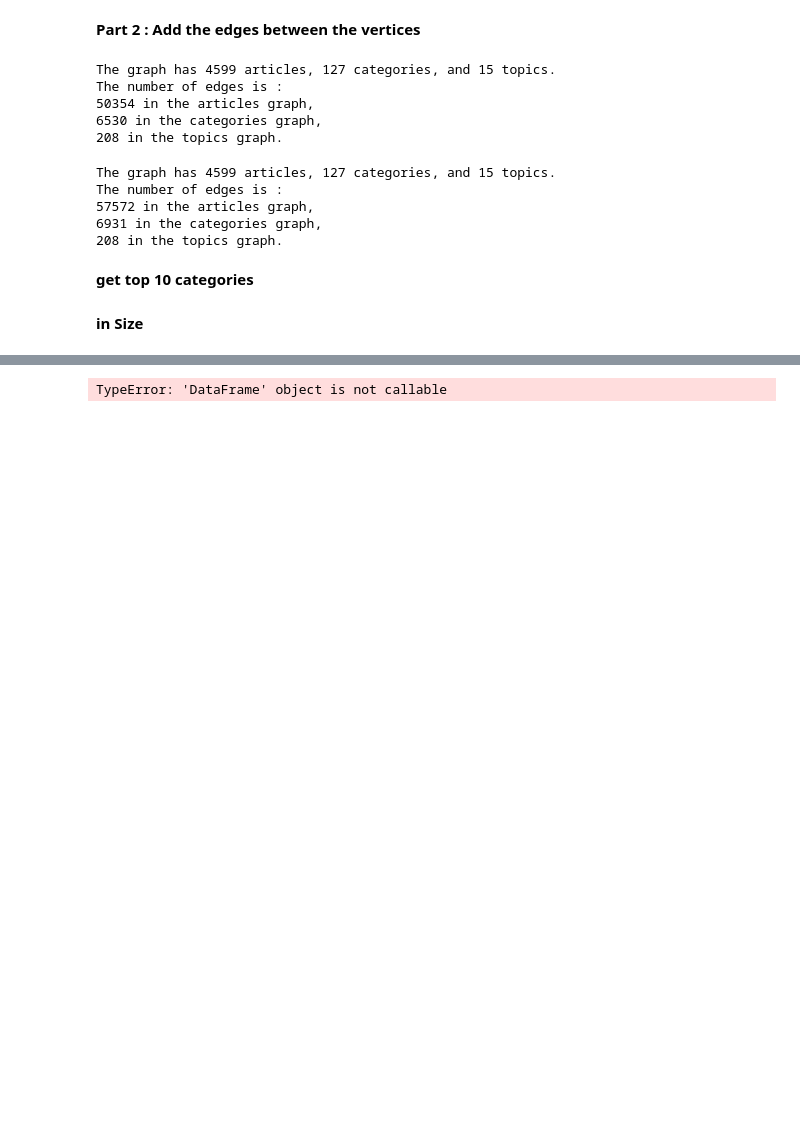
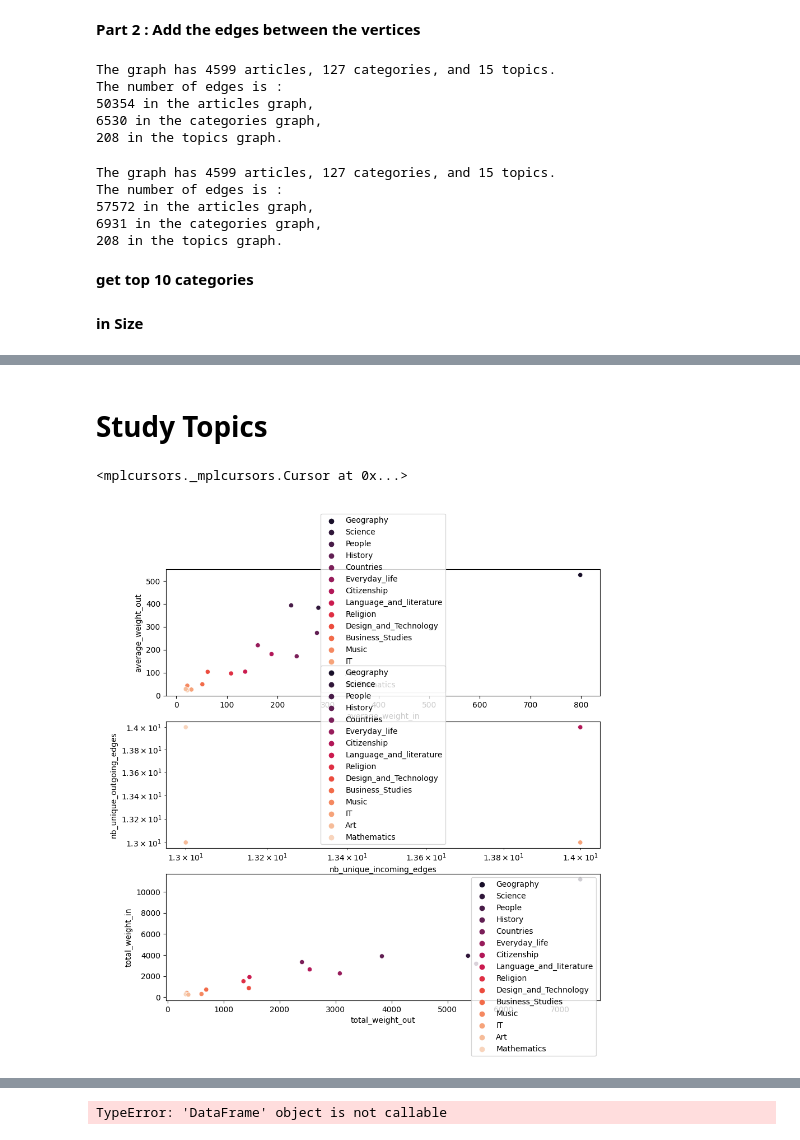
Before and after one commit to epfl-ada/ada-2022-project-groupe53, a Jupyter notebook: run.ipynb, the cells around one changed output, grey strips where cells are left out. Drawn from its saved outputs; the diff is of its cells as text; code cells hidden in the pictures; blank space fills up the shorter version.

```diff
--- a/run.ipynb
+++ b/run.ipynb
@@ -109,0 +118,19 @@ df_topics.sort_values(by=["average_weight_out"], ascending=False).head(5)
+# %% [markdown]
+# Study Topics
+# %%
+figure , ax = plt.subplots( 3, 1, figsize=(10,10))
+#set  a logaritmic scale for the x axis
+
+ax[1].set_xscale("log")
+ax[1].set_yscale("log")
+
+#order topics by total weight and get indeces in a list
+topics_order = df_topics.sort_values(by=["total_weight"], ascending=False).index.tolist()
+
+sns.scatterplot(data=df_topics, x="average_weight_in", y="average_weight_out", ax=ax[0], hue=list(df_topics.index), hue_order=topics_order, palette = "rocket")
+sns.scatterplot(data=df_topics, x="nb_unique_incoming_edges", y="nb_unique_outgoing_edges", ax=ax[1], hue=list(df_topics.index), hue_order=topics_order, palette = "rocket")
+sns.scatterplot(data=df_topics, x="total_weight_out", y="total_weight_in", ax=ax[2], hue=list(df_topics.index), hue_order=topics_order, palette = "rocket")
+mplcursors.cursor(hover=True)
+# %% [output]
+<mplcursors._mplcursors.Cursor at 0x...>
+[figure, added]
```
Also changed, not shown: parts of 6 cells of this notebook, 6 other files.
